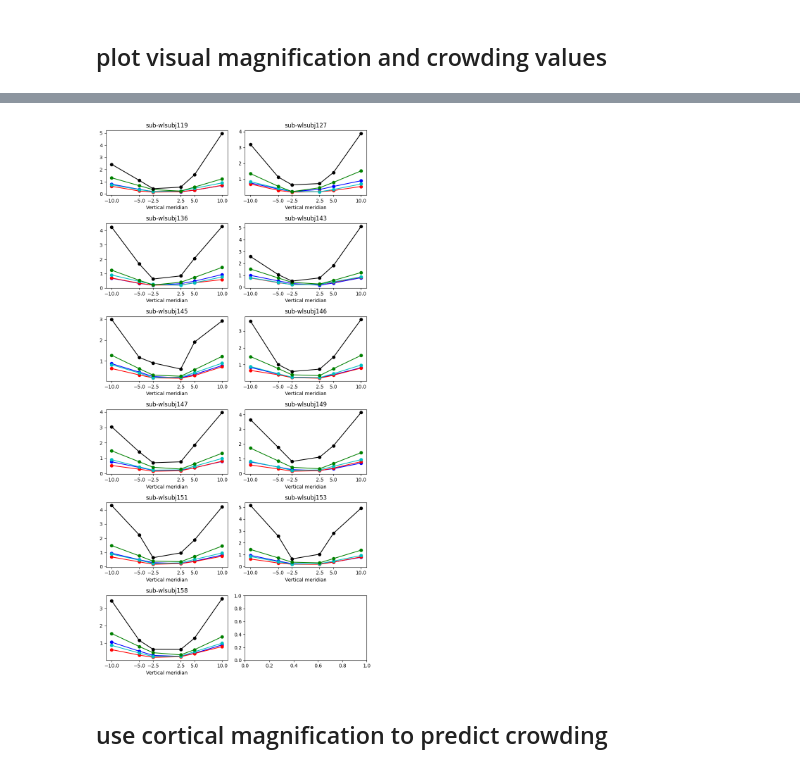
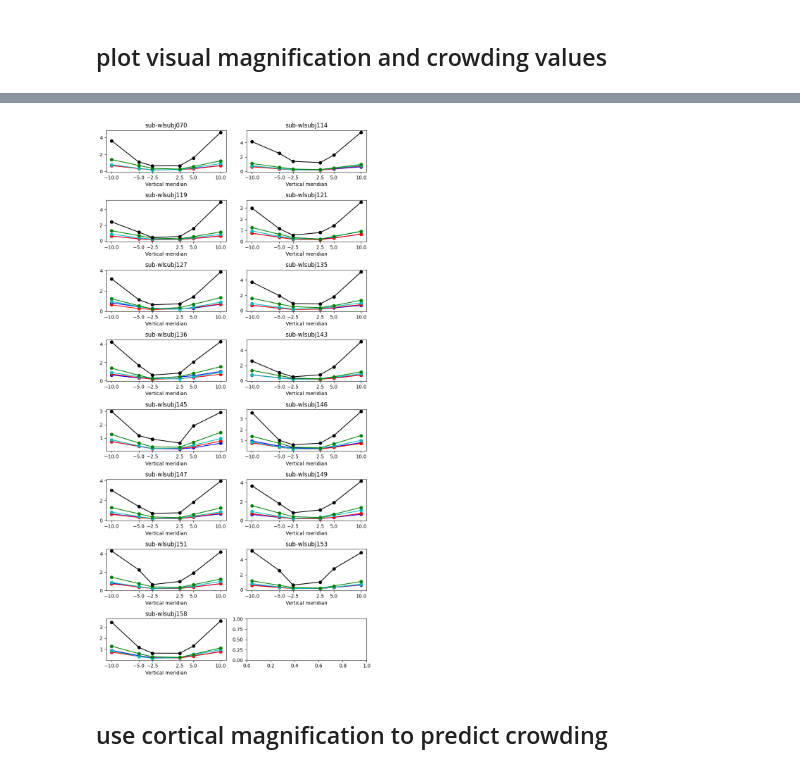
Before and after one commit to noahbenson/cortical-crowding, a Jupyter notebook: notebooks/dev.ipynb, the cells around one changed output, grey strips where cells are left out. Cells and saved outputs as stored; diff of their text form; code cells hidden in the pictures.

```diff
--- a/notebooks/dev.ipynb
+++ b/notebooks/dev.ipynb
@@ -63,0 +69,3 @@ sids = [
+# %%
+sids_orig = sids_NYU + sids_NEI
+sids_orig
@@ -149,10 +155,10 @@ all_eccen_v3 = []
 all_eccen_v4 = []
 all_mask = ('variance_explained', 0.04, 1)
 
-for sid in sids:
+for sid in sids_orig:
     try:
         sub = cc.cmag.load_subject(sid)
-
+        print(sid)
         # Calculate cmag for the subject for V1
         v1_mask = {'and': [('visual_area', 1), all_mask]}
         eccen_v1, cmag_v1 = cc.cmag.ring_cmag(sub, eccen=None, mask=v1_mask)
@@ -327,30 +384,29 @@ plt.show()
 # %%
-sids = np.unique(df_sub_clean['ID'])
 fig, axes = plt.subplots((len(sids)+1)//2,2, figsize=(8,16))
 x_ticks = [-10, -5, -2.5, 2.5, 5, 10]
 
 for sid, ax in zip(sids, axes.flat):
     subject_data = df_sub_clean[(df_sub_clean['ID']==sid) & (df_sub_clean['Eccen_X']==0)]
     y1 = subject_data['VisualMagnification_1'].values
     y2 = subject_data['VisualMagnification_2'].values
     y3 = subject_data['VisualMagnification_3'].values
     y4 = subject_data['VisualMagnification_4'].values
     y5 = subject_data['CrowdingDistance'].values
 
     ax.plot(subject_data['Eccen_Y'], y1, 'bo-')
     ax.plot(subject_data['Eccen_Y'], y2, 'ro-')
     ax.plot(subject_data['Eccen_Y'], y3, 'co-')
     ax.plot(subject_data['Eccen_Y'], y4, 'go-')
     ax.plot(subject_data['Eccen_Y'], y5, 'ko-')
 
     ax.set_xticks(x_ticks)
     ax.set_title(sid)
     ax.set_xlabel("Vertical meridian")
 
 plt.tight_layout(rect=[0, 0, 1, 1])
 plt.show()
 # %% [output]
-[figure, old version]
+[figure, new version]
 # %% [markdown]
 ## use cortical magnification to predict crowding
 # %%
```
Also changed, not shown: parts of 53 cells of this notebook.
